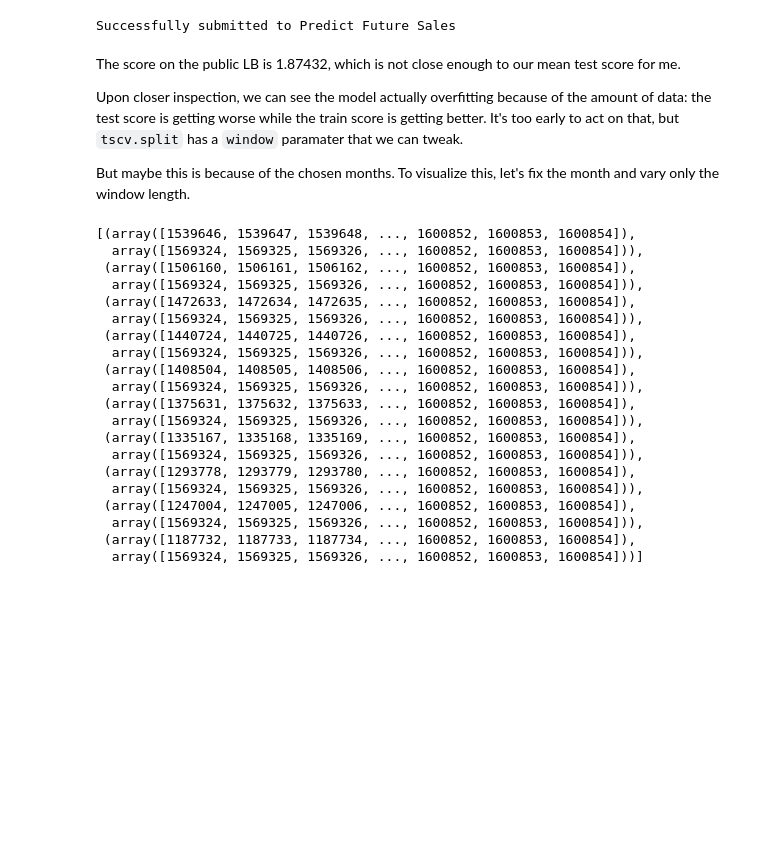
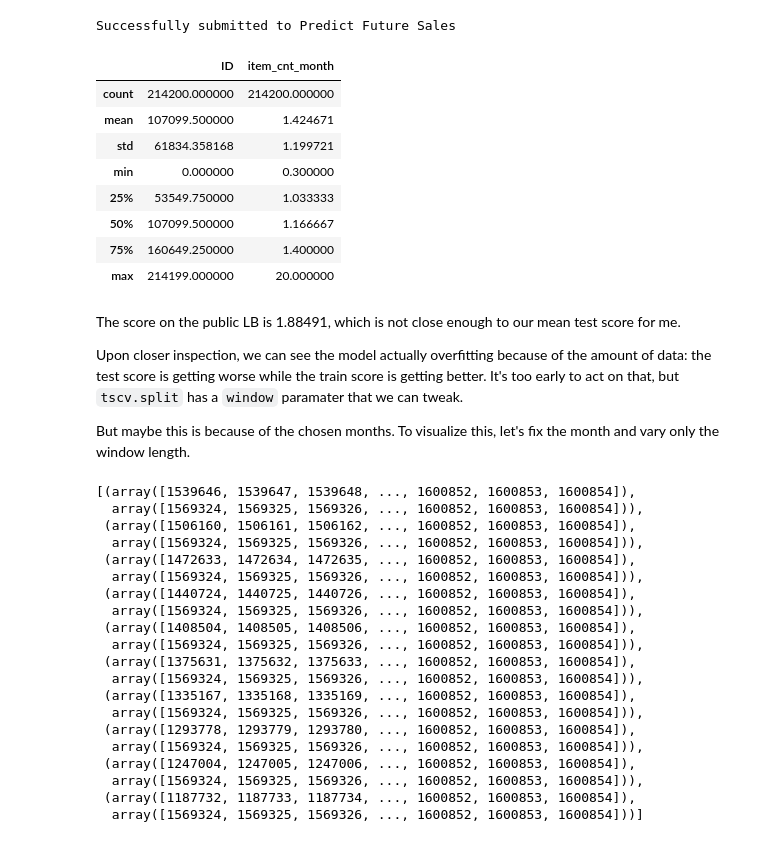
Before and after one commit to caioaao/hse-aml-final-project, a Jupyter notebook: notebooks/05-validation pipeline.ipynb, the cells around one changed output. Saved outputs shown, nothing was run; the diff lists cells and outputs as text; code cells hidden in the pictures; blank space fills up the shorter version.

```diff
--- a/notebooks/05-validation pipeline.ipynb
+++ b/notebooks/05-validation pipeline.ipynb
@@ -111,8 +114,20 @@ submission.to_csv(os.path.join(TMP_DIR, 'rf-exercise-submission.csv'), index=Fal
 kaggle c submit -f ${TMP_DIR}/rf-exercise-submission.csv -m 'testing CV score using a RF' competitive-data-science-predict-future-sales
 # %% [output]
 Successfully submitted to Predict Future Sales
+# %%
+submission.describe()
+# %% [output]
+|  | ID | item_cnt_month |
+| count | 214200.000000 | 214200.000000 |
+| mean | 107099.500000 | 1.424671 |
+| std | 61834.358168 | 1.199721 |
+| min | 0.000000 | 0.300000 |
+| 25% | 53549.750000 | 1.033333 |
+| 50% | 107099.500000 | 1.166667 |
+| 75% | 160649.250000 | 1.400000 |
+| max | 214199.000000 | 20.000000 |
 # %% [markdown]
-The score on the public LB is 1.87432, which is not close enough to our mean test score for me.
+The score on the public LB is 1.88491, which is not close enough to our mean test score for me.
 
 Upon closer inspection, we can see the model actually overfitting because of the amount of data: the test score is getting worse while the train score is getting better. It's too early to act on that, but `tscv.split` has a `window` paramater that we can tweak.
 
```
Also changed, not shown: parts of 6 cells of this notebook, 2 other files.
